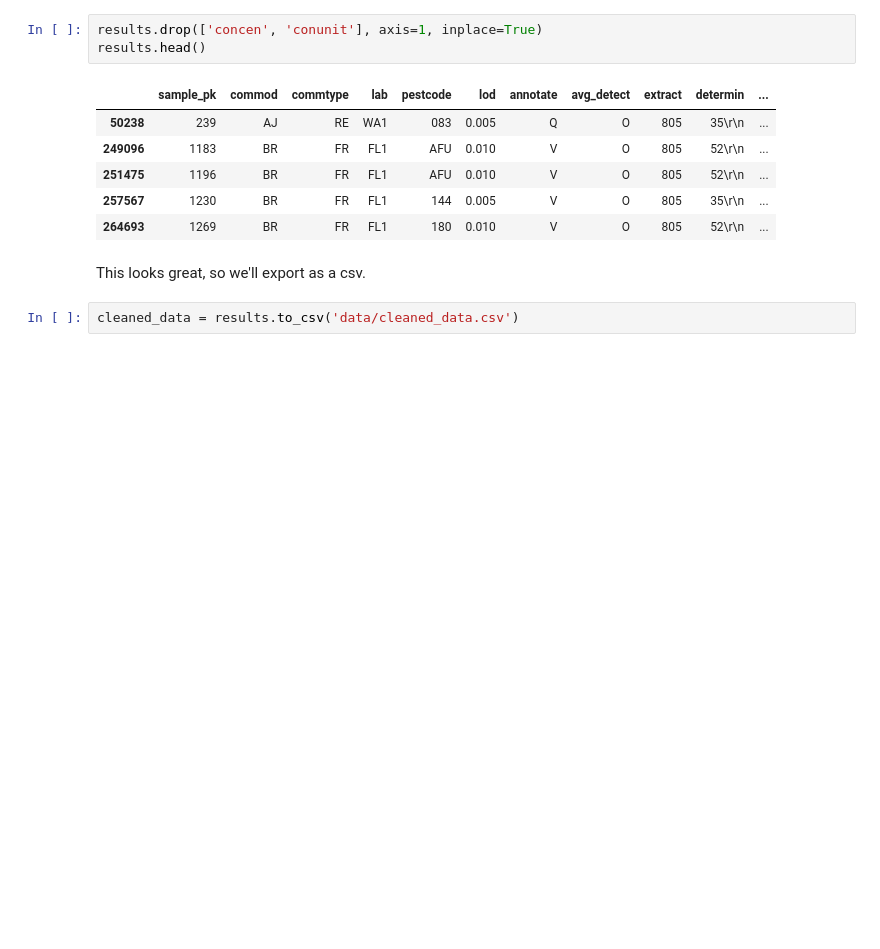
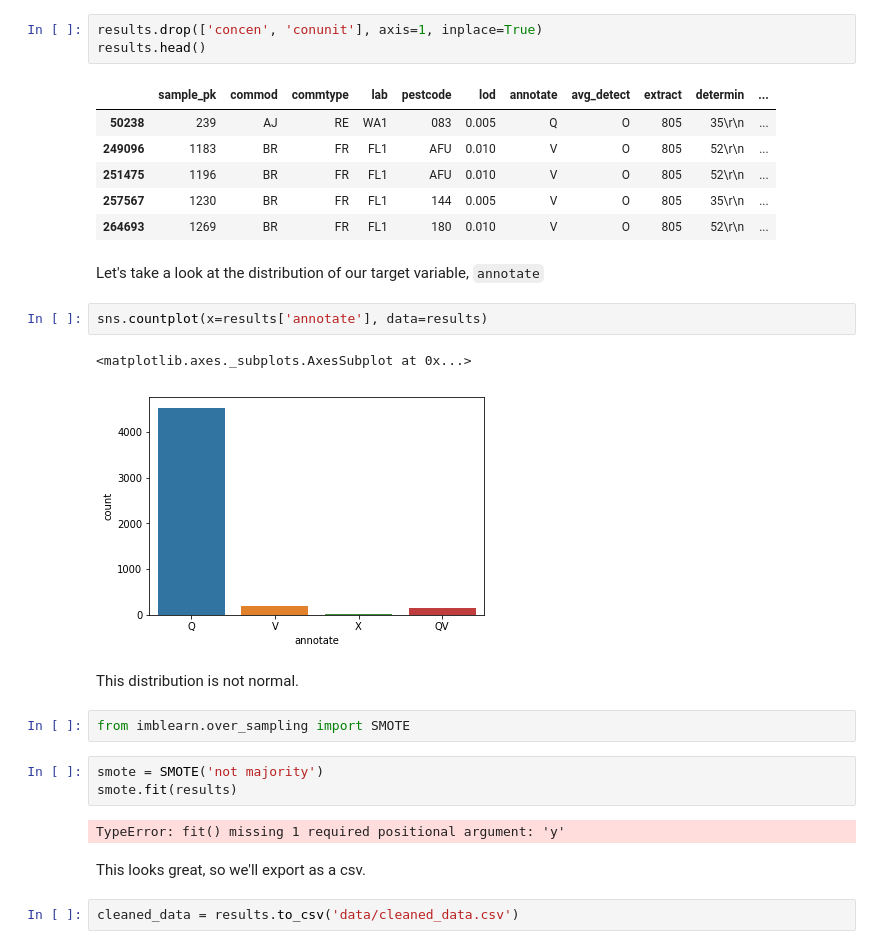
Before and after one commit to cenuno/dsc-3-final-project, a Jupyter notebook: EDA-Copy1.ipynb, the cells around one changed output. Saved outputs shown, nothing was run; the diff lists cells and outputs as text; blank space fills up the shorter version.

Commit message:
smote training data

```diff
--- a/EDA-Copy1.ipynb
+++ b/EDA-Copy1.ipynb
@@ -238,6 +235,22 @@ results.head()
 | 251475 | 1196 | BR | FR | FL1 | AFU | 0.010 | V | O | 805 | 52\r\n | ... |
 | 257567 | 1230 | BR | FR | FL1 | 144 | 0.005 | V | O | 805 | 35\r\n | ... |
 | 264693 | 1269 | BR | FR | FL1 | 180 | 0.010 | V | O | 805 | 52\r\n | ... |
+# %% [markdown]
+Let's take a look at the distribution of our target variable, `annotate`
+# %%
+sns.countplot(x=results['annotate'], data=results)
+# %% [output]
+<matplotlib.axes._subplots.AxesSubplot at 0x...>
+[figure, added]
+# %% [markdown]
+This distribution is not normal.
+# %%
+from imblearn.over_sampling import SMOTE
+# %%
+smote = SMOTE('not majority')
+smote.fit(results)
+# %% [output]
+TypeError: fit() missing 1 required positional argument: 'y'
 # %% [markdown]
 This looks great, so we'll export as a csv.
 # %%
```
Also changed, not shown: parts of 4 cells of this notebook, 1 other file.
